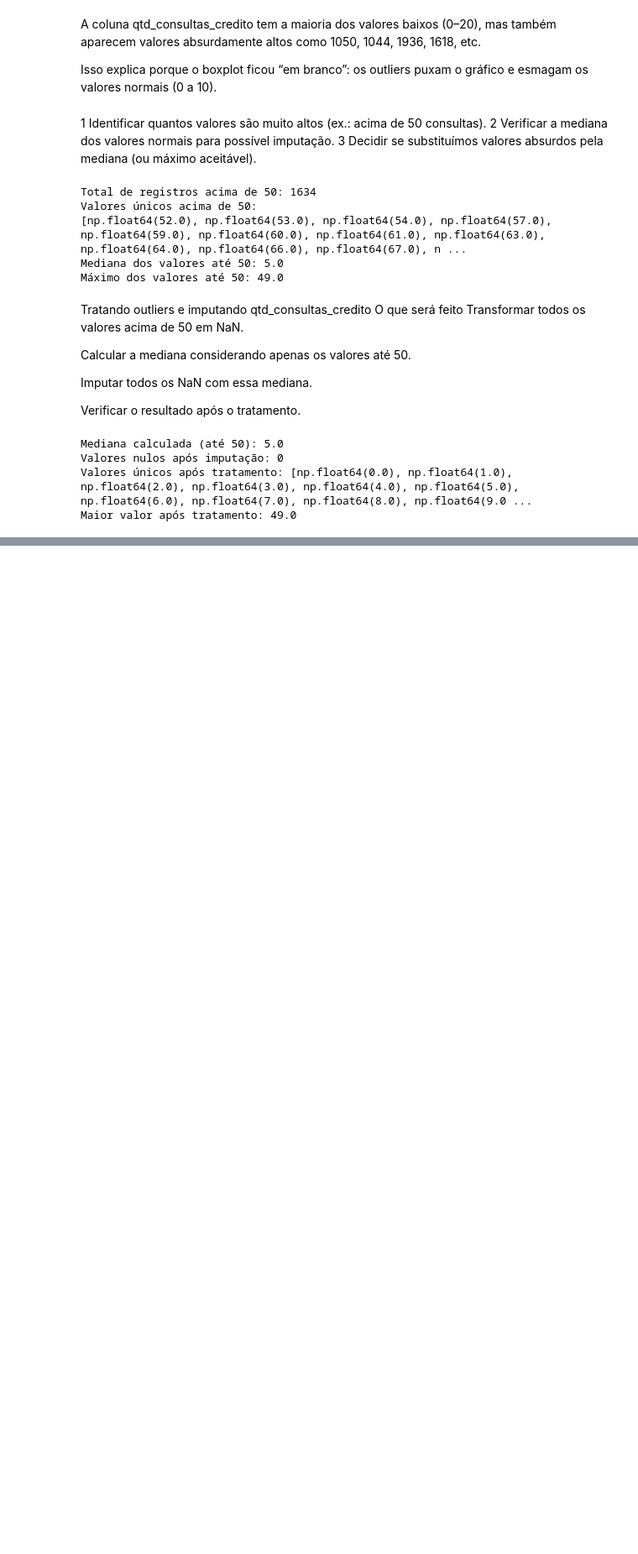
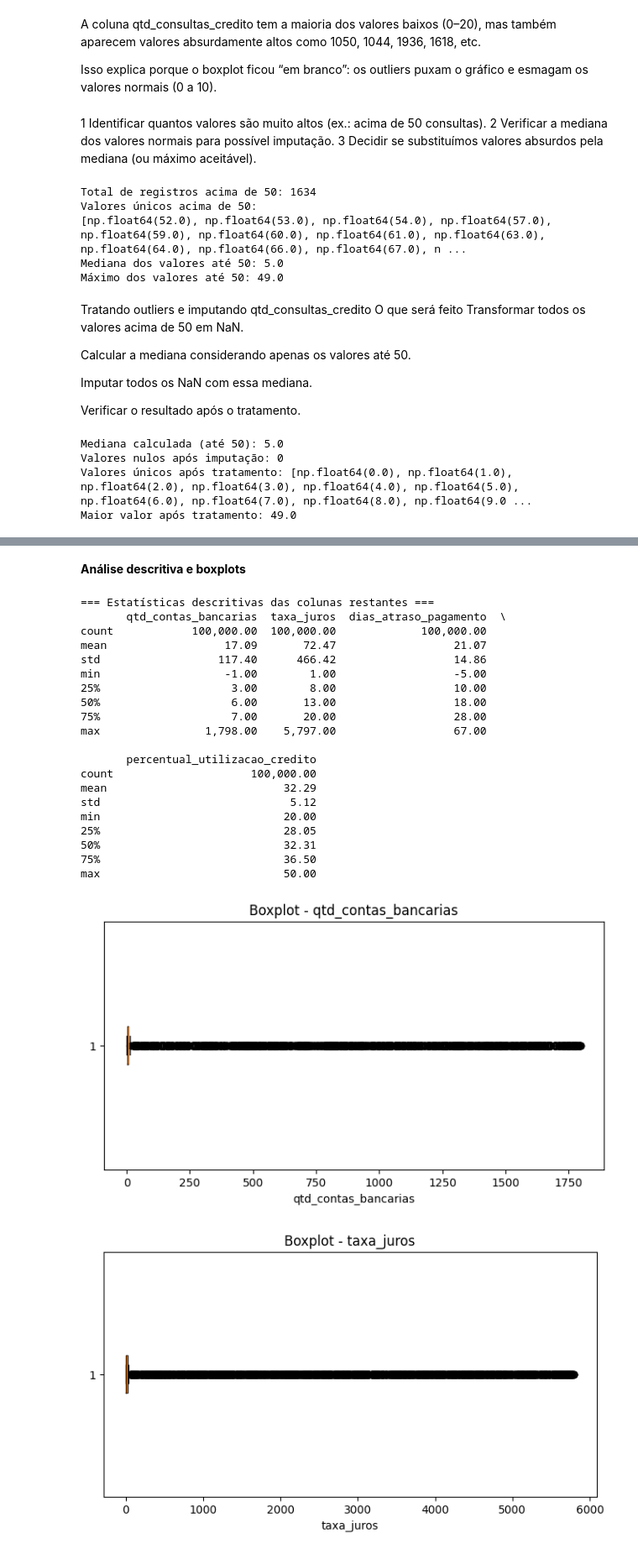
Before and after one commit to DanielllCouto/quantum-finance-credit-score, a Jupyter notebook: notebooks/processamento-dados.ipynb, the cells around one changed output, grey strips where cells are left out. Shown: that part at 84% size. Saved outputs shown, nothing was run; the diff lists cells and outputs as text; code cells hidden in the pictures; blank space fills up the shorter version.

Commit message:
Update processamento-dados.ipynb
Avanços no processamento , tipos todos corretos , terminando outliers e distribuição

```diff
--- a/notebooks/processamento-dados.ipynb
+++ b/notebooks/processamento-dados.ipynb
@@ -1221,0 +1538,11 @@ Maior valor após tratamento: 49.0
+# %%
+# Atualizar a coluna qtd_pagamentos_atrasados no df_processado
+df_processado['qtd_pagamentos_atrasados'] = df_processado_kmeans_pagamentos['qtd_pagamentos_atrasados']
+
+# Conferir se a atualização foi bem sucedida
+print("Valores negativos após atualização:", (df_processado['qtd_pagamentos_atrasados'] < 0).sum())
+print("Valores acima de 60 após atualização:", (df_processado['qtd_pagamentos_atrasados'] > 60).sum())
+print("Valores nulos após atualização:", df_processado['qtd_pagamentos_atrasados'].isna().sum())
+
+# Visualizar algumas estatísticas
+print(df_processado['qtd_pagamentos_atrasados'].describe())
@@ -1221,0 +1582,2 @@ Maior valor após tratamento: 49.0
+# %%
+df_processado_sem_nulos = df_processado.copy()
@@ -1221,0 +1739,12 @@ Maior valor após tratamento: 49.0
+# %%
+# Criar cópia do dataset consolidado para trabalhar na etapa de distribuição e outliers
+df_processado_type_ok = df_processado_sem_nulos.copy()
+# %%
+# Criar subconjuntos para facilitar análises
+df_numericas = df_processado_type_ok.select_dtypes(include=['int64', 'float64'])
+df_categoricas = df_processado_type_ok.select_dtypes(include=['object'])
+
+# Conferência
+print("Shape do df_processado_type_ok:", df_processado_type_ok.shape)
+print("Total de colunas numéricas:", len(df_numericas.columns))
+print("Total de colunas categóricas:", len(df_categoricas.columns))
@@ -1221,0 +1774,45 @@ Maior valor após tratamento: 49.0
+# %% [markdown]
+**Análise descritiva e boxplots**
+# %%
+
+
+# Lista das colunas numéricas restantes
+colunas_restantes = ['qtd_contas_bancarias',
+                     'taxa_juros',
+                     'dias_atraso_pagamento',
+                     'percentual_utilizacao_credito']
+
+# 1. Estatísticas descritivas
+print("=== Estatísticas descritivas das colunas restantes ===")
+print(df_numericas[colunas_restantes].describe())
+
+# 2. Boxplots para cada coluna
+for coluna in colunas_restantes:
+    plt.figure(figsize=(8, 4))
+    plt.boxplot(df_numericas[coluna], vert=False)
+    plt.title(f'Boxplot - {coluna}')
+    plt.xlabel(coluna)
+    plt.show()
+# %% [output]
+=== Estatísticas descritivas das colunas restantes ===
+       qtd_contas_bancarias  taxa_juros  dias_atraso_pagamento  \
+count            100,000.00  100,000.00             100,000.00
+mean                  17.09       72.47                  21.07
+std                  117.40      466.42                  14.86
+min                   -1.00        1.00                  -5.00
+25%                    3.00        8.00                  10.00
+50%                    6.00       13.00                  18.00
+75%                    7.00       20.00                  28.00
+max                1,798.00    5,797.00                  67.00
+
+       percentual_utilizacao_credito
+count                     100,000.00
+mean                           32.29
+std                             5.12
+min                            20.00
+25%                            28.05
+50%                            32.31
+75%                            36.50
+max                            50.00
+[figure, added]
+[figure, added]
```
Also changed, not shown: parts of 59 cells of this notebook.
